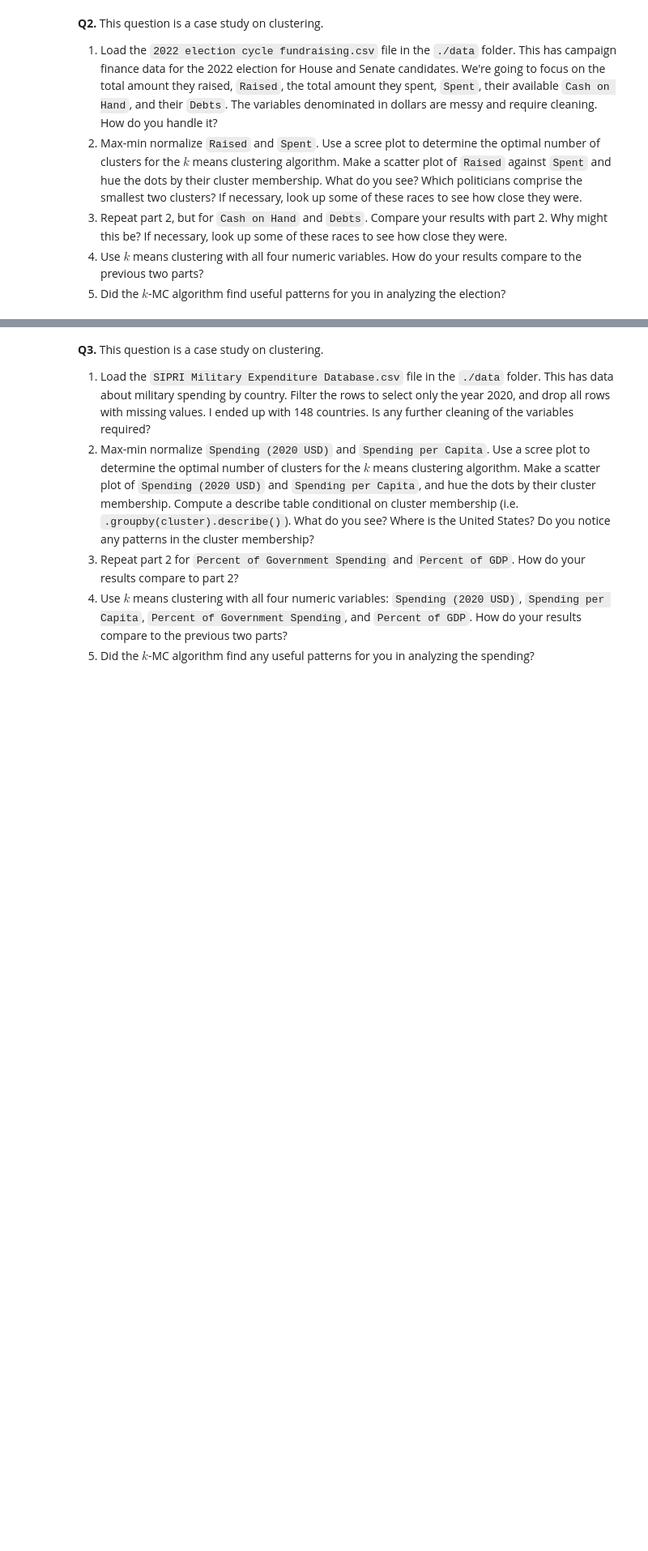
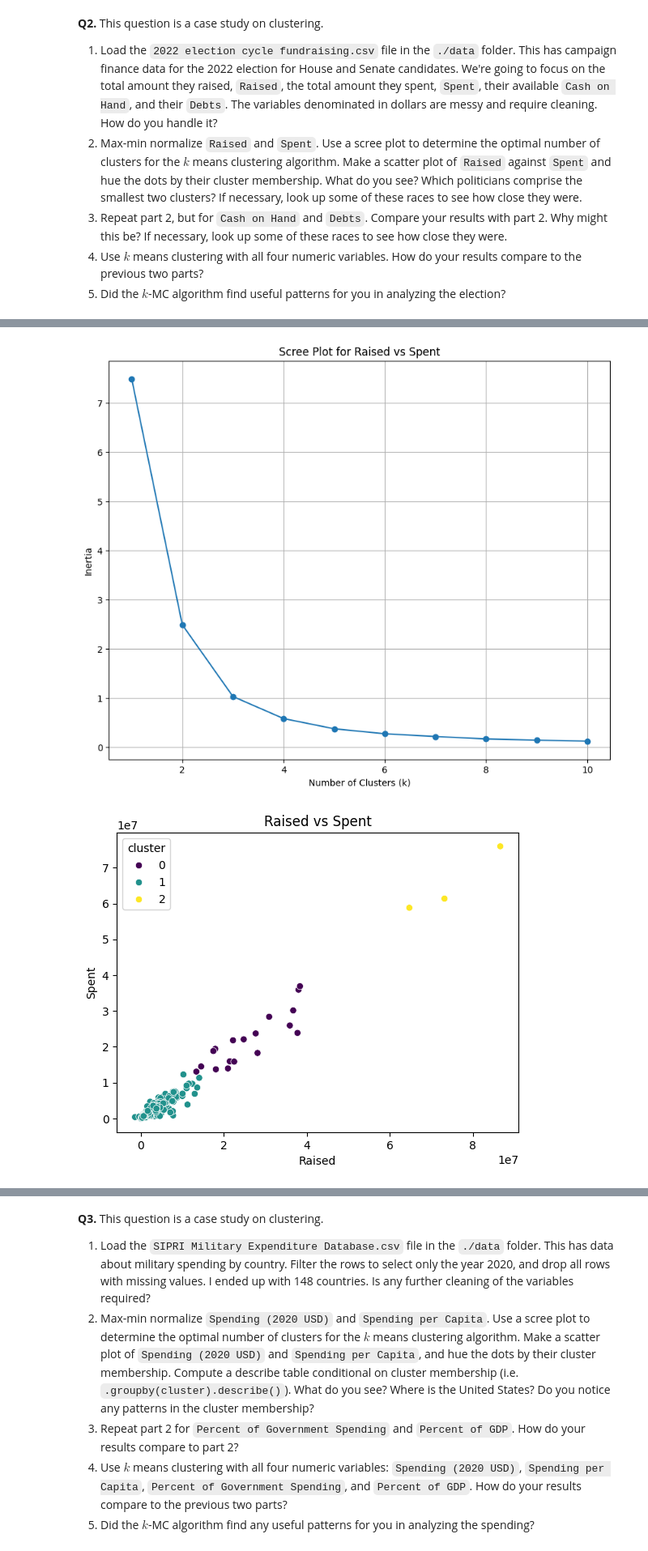
Before and after one commit to ap-vp/clustering_assignment, a Jupyter notebook: assignment_clustering.ipynb, the cells around one changed output, grey strips where cells are left out. Shown: that part at 81% size. Saved outputs shown, nothing was run; the diff lists cells and outputs as text; code cells hidden in the pictures; blank space fills up the shorter version.

```diff
--- a/assignment_clustering.ipynb
+++ b/assignment_clustering.ipynb
@@ -165,3 +165,20 @@ election.tail()
 #part 2
 from sklearn.cluster import KMeans
 import matplotlib.pyplot as plt
+
+
+# Max-min scaler function:
+def maxmin(x): # Max-min scaler function
+    x = (x-min(x))/(max(x)-min(x))
+    return x
+
+# Create normalizations and add to the dataframe
+min_x1 = min(election.loc[:,'Raised']) # I'm putting these aside to rescale values later
+max_x1 = max(election.loc[:,'Raised'])
+min_x2 = min(election.loc[:,'Spent'])
+max_x2 = max(election.loc[:,'Spent'])
+
+# Preprocess the data for scikit:
+X = election.loc[ : , ['Raised','Spent'] ] # Select data to cluster
+X = X.apply(maxmin)
+X.head()
@@ -167,0 +192,45 @@ import matplotlib.pyplot as plt
+# %%
+#part 2 scree plot
+from sklearn.cluster import KMeans
+import matplotlib.pyplot as plt
+import seaborn as sns
+
+def calculate_inertia(df):
+    inertia = []
+    # We need to exclude the 'group' column from the clustering
+    X = df[['Raised', 'Spent']]
+    # Max-min normalization
+    X = X.apply(lambda x: (x - x.min()) / (x.max() - x.min()))
+
+    for k in range(1, 11):  # Test k from 1 to 10
+        kmeans = KMeans(n_clusters=k, random_state=11, n_init=10) # Increased n_init for better results
+        kmeans.fit(X)
+        inertia.append(kmeans.inertia_)
+    return inertia
+
+inertia_df = calculate_inertia(election)
+
+# Plot scree plot
+plt.figure(figsize=(10, 8))
+plt.plot(range(1, 11), inertia_df, marker='o')
+plt.title('Scree Plot for Raised vs Spent')
+plt.xlabel('Number of Clusters (k)')
+plt.ylabel('Inertia')
+plt.grid(True)
+plt.show()
+
+#optimal number of clusters at k=3
+
+# Perform KMeans clustering with optimal k (k=3)
+kmeans = KMeans(n_clusters=3, random_state=11, n_init=10)
+# We cluster on the normalized data
+X_normalized = election[['Raised', 'Spent']].apply(lambda x: (x - x.min()) / (x.max() - x.min()))
+election['cluster'] = kmeans.fit_predict(X_normalized)
+
+
+sns.scatterplot(data=election,x='Raised',y='Spent',hue='cluster', palette='viridis')
+plt.title('Raised vs Spent')
+plt.show()
+# %% [output]
+[figure, added]
+[figure, added]
```
Also changed, not shown: parts of 5 cells of this notebook.
